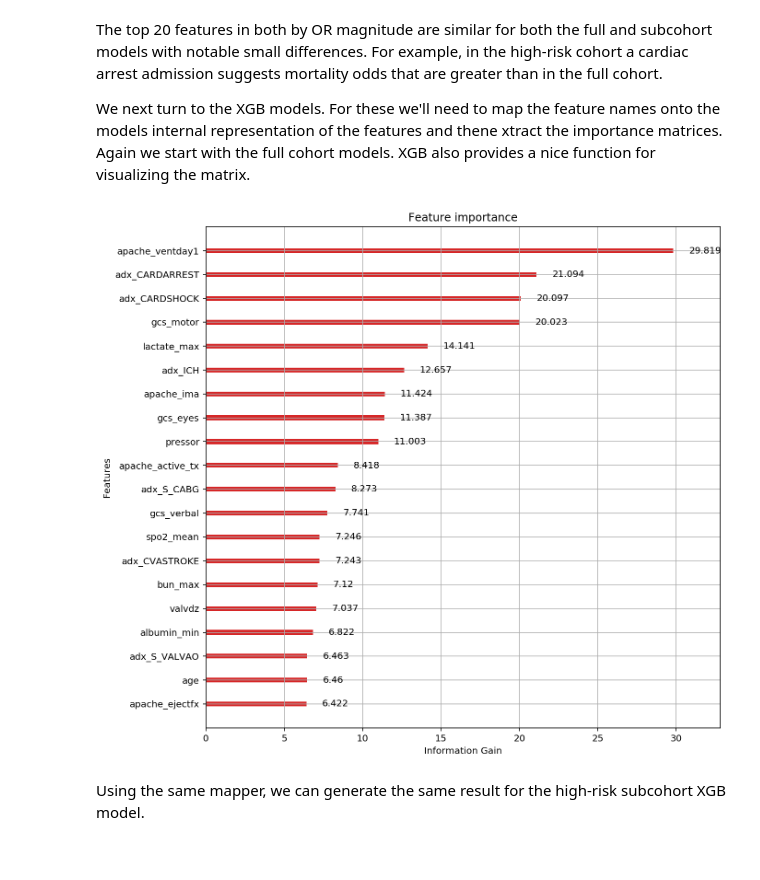
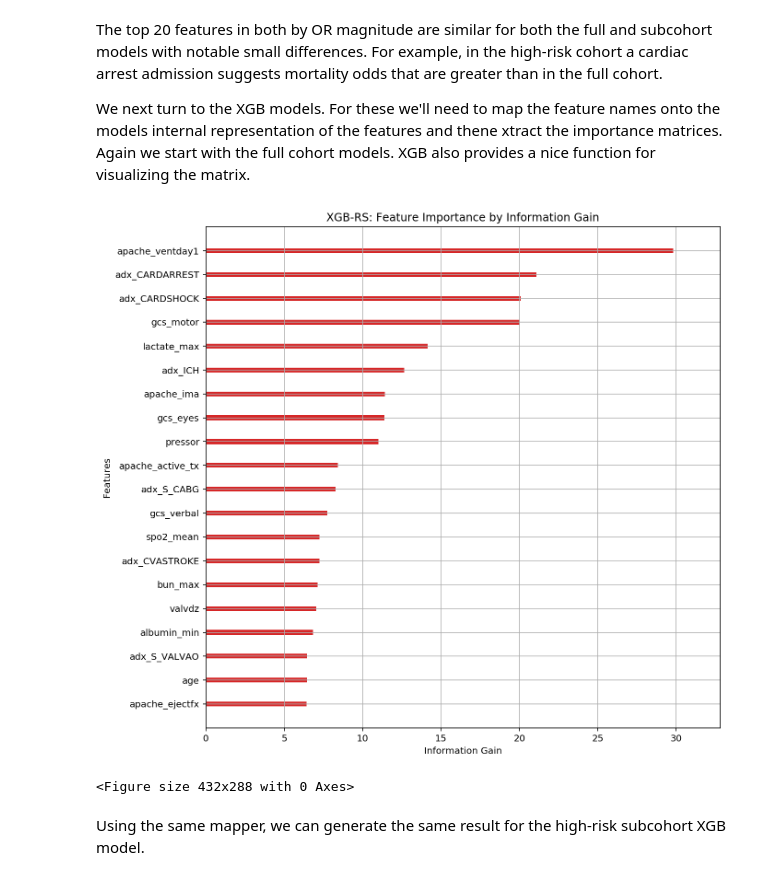
Before and after one commit to cosgriffc/calibrating-severity, a Jupyter notebook: modeling/model_analysis.ipynb, the cells around one changed output. Saved outputs shown, nothing was run; the diff lists cells and outputs as text; code cells hidden in the pictures.

Commit message:
updated plots for OR

```diff
--- a/modeling/model_analysis.ipynb
+++ b/modeling/model_analysis.ipynb
@@ -240,11 +271,15 @@ We next turn to the XGB models. For these we'll need to map the feature names on
 # %%
 mapper = {'f{0}'.format(i): v for i, v in enumerate(feature_names)}
 imp_matrix = {mapper[k]: round(v, 3) for k, v in xgb_classifier.get_booster().get_score(importance_type='gain').items()}
 plt.figure(figsize=(10, 10))
-plot_importance(imp_matrix, max_num_features=20, color=tableau20[6], importance_type='gain', xlabel='Information Gain', ax=plt.axes())
+plot_importance(imp_matrix, max_num_features=20, color=tableau20[6], importance_type='gain',
+                xlabel='Information Gain', ax=plt.axes(), show_values=False,
+               title='XGB-RS: Feature Importance by Information Gain')
 plt.show()
+plt.savefig('./figures/XGB_RS-feat.svg', bbox_inches='tight')
 # %% [output]
-[figure, old version]
+[figure, new version]
+<Figure size 432x288 with 0 Axes>
 # %% [markdown]
 Using the same mapper, we can generate the same result for the high-risk subcohort XGB model.
 # %%
```
Also changed, not shown: parts of 12 cells of this notebook.
